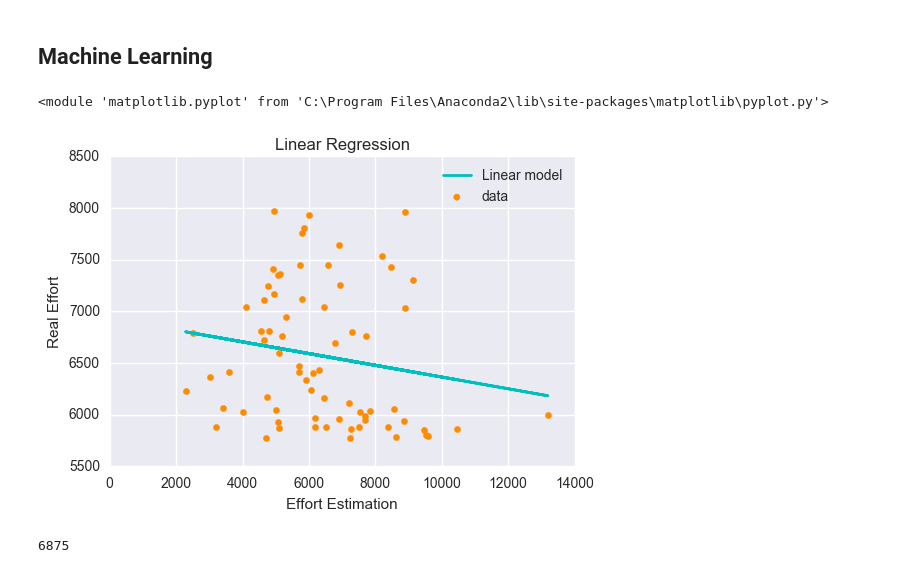
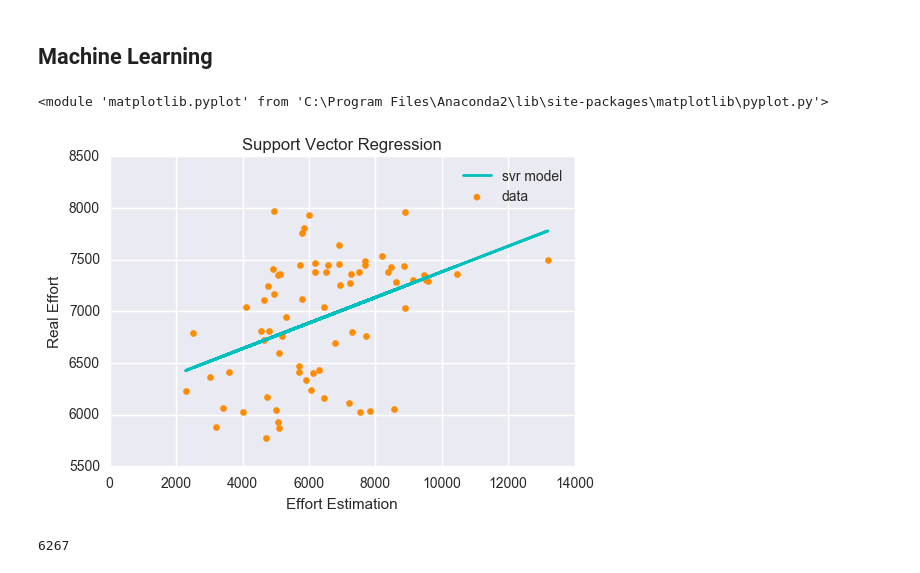
Before and after one commit to SolrBeam/UCP-Effort-Estimator, a Jupyter notebook: model/UCP Effort Estimation Model.ipynb, the cells around one changed output. Drawn from its saved outputs; the diff is of its cells as text; code cells hidden in the pictures.

Commit message:
Fixed predictive model

```diff
--- a/model/UCP Effort Estimation Model.ipynb
+++ b/model/UCP Effort Estimation Model.ipynb
@@ -22,9 +49,10 @@ df = pd.read_csv('UCP_Dataset.csv', sep=';')
 # %% [markdown]
 ## Data Wrangling
 # %%
-df['TCF'] = df['TCF'].apply(convert_dot)
-df['ECF'] = df['ECF'].apply(convert_dot)
+df['TCF'] = df['TCF'].apply(lambda x: x.replace(',','.'))
+df['ECF'] = df['ECF'].apply(lambda x: x.replace(',','.'))
+df['Real_P20'] = df['Real_P20'].apply(lambda x: x.replace(',','.'))
+
 df.TCF = df.TCF.astype(float)
 df.ECF = df.ECF.astype(float)
-
-df.head()
+df.Real_P20 = df.Real_P20.astype(float)
@@ -38,11 +88,8 @@ df.head()
 # %% [markdown]
 ## Feature Extraction
 # %%
-# menghitung nilai UUCP
-df['UUCP'] = df['UAW'] + df['UUCW']
-
 # menghitung nilai UCP
-df['UCP'] = df['UUCP'] * df['TCF'] * df['ECF']
+df['UCP'] = (df['UAW'] + df['UUCW']) * df['TCF'] * df['ECF']
 
 # menghitung estimasi effort dalam man-hour
 df['Effort_Estimation'] = df['UCP'] * 20
@@ -51 +127,11 @@ df['Effort_Estimation'] = df['UCP'] * 20
+# %%
+# convenient_transform = lambda x, y: x + 2000 if x < 6000 and y > 6000
+
+# def convenient_transform(real_effort, effort_estimation):
+#     if (real_effort < 6000) & (effort_estimation > 6000):
+#         return real_effort + 2000
+#     else:
+#         return real_effort
+
+df['Real_Effort_Person_Hours'] = np.where((df['Real_Effort_Person_Hours'] < 6000) & (df['Effort_Estimation'] > 6000), df['Real_Effort_Person_Hours'] + 1500, df['Real_Effort_Person_Hours'])
 # %%
@@ -83,22 +180,23 @@ y = df['Real_Effort_Person_Hours'].as_matrix()
 svr_lin = SVR(kernel='linear', C=1e3)
 lin_reg = linear_model.LinearRegression()
 
-y_reg = lin_reg.fit(X, y).predict(X)
+# y_svr = svr_lin.fit(X, y).predict(X)
+y_lin = lin_reg.fit(X, y).predict(X)
 # %%
 lw = 2
 plt.scatter(X, y, color='darkorange', label='data')
-plt.plot(X, y_reg, color='c', lw=lw, label='Linear model')
+plt.plot(X, y_lin, color='c', lw=lw, label='svr model')
 plt.xlabel('Effort Estimation')
 plt.ylabel('Real Effort')
-plt.title('Linear Regression')
+plt.title('Support Vector Regression')
 plt.legend()
 plt
 # %% [output]
 <module 'matplotlib.pyplot' from 'C:\Program Files\Anaconda2\lib\site-packages\matplotlib\pyplot.py'>
-[figure, old version]
+[figure, new version]
 # %%
 prd = np.array([[1000]])
 y_predict = lin_reg.predict(prd)
 int(round(y_predict))
 # %% [output]
-6875
+6267
```
Also changed, not shown: parts of 13 cells of this notebook, 6 other files.
